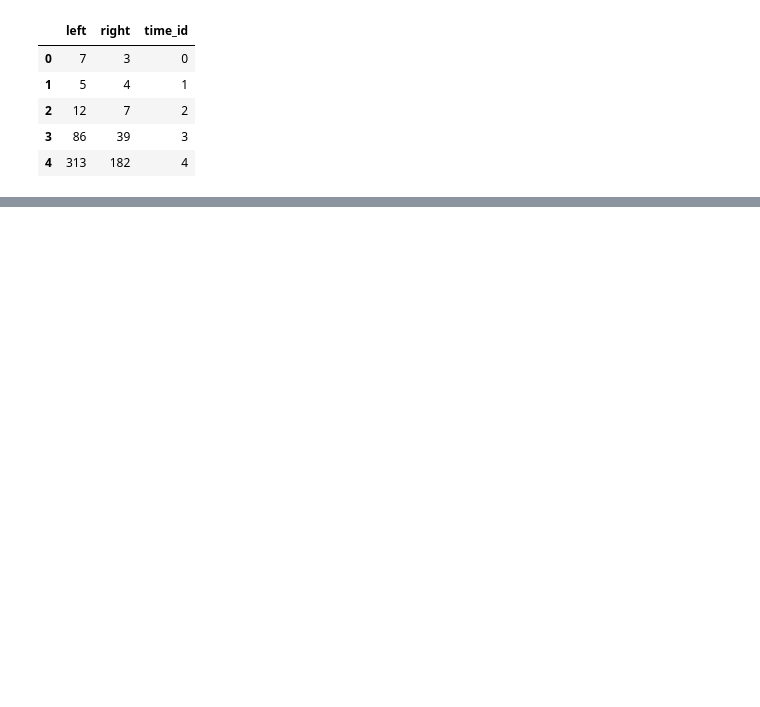
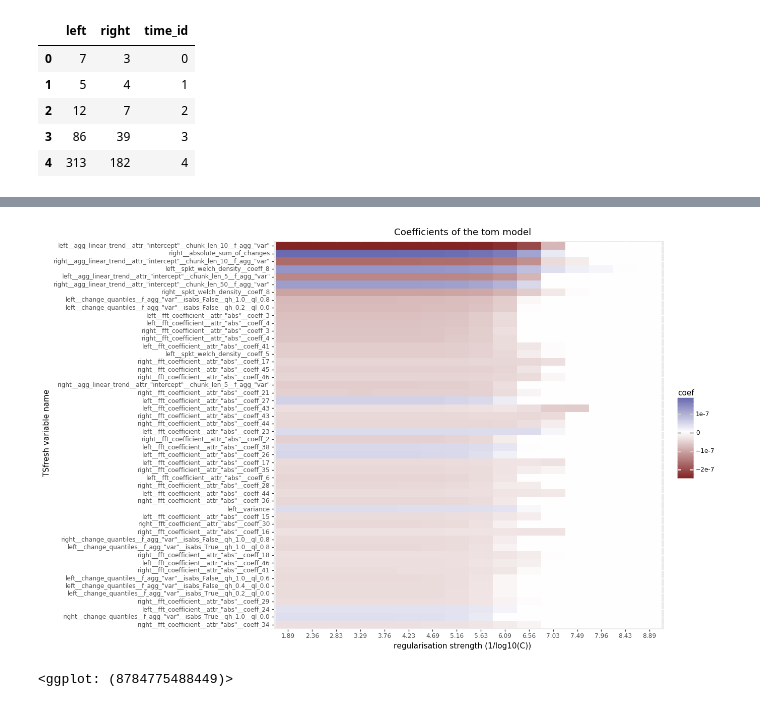
Before and after one commit to PaulHiemstra/lasso_tsfresh_article, a Jupyter notebook: lasso_tsfresh_article.ipynb, the cells around one changed output, grey strips where cells are left out. Saved outputs shown, nothing was run; the diff lists cells and outputs as text; code cells hidden in the pictures; blank space fills up the shorter version.

```diff
--- a/lasso_tsfresh_article.ipynb
+++ b/lasso_tsfresh_article.ipynb
@@ -113,0 +250,5 @@ memory usage: 7.0+ KB
+# %%
+make_coef_plot('tom')
+# %% [output]
+[figure, added]
+<ggplot: (8784775488449)>
```
Also changed, not shown: parts of 24 cells of this notebook, 1 other file.
